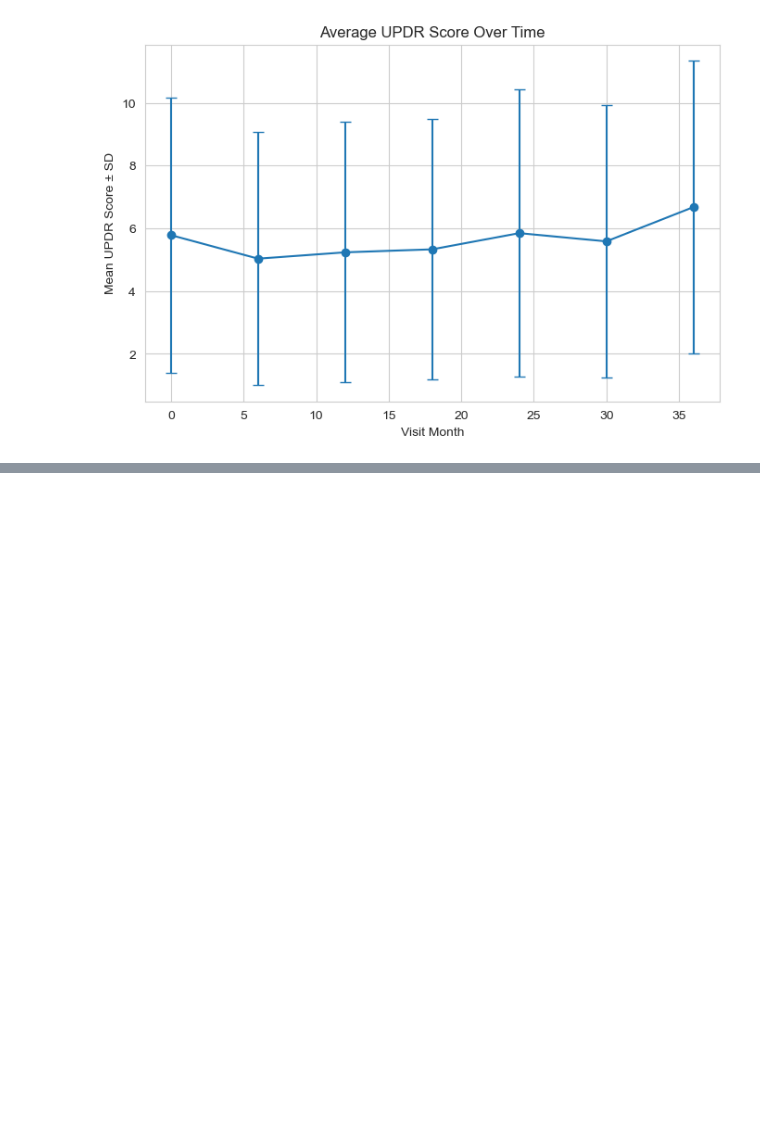
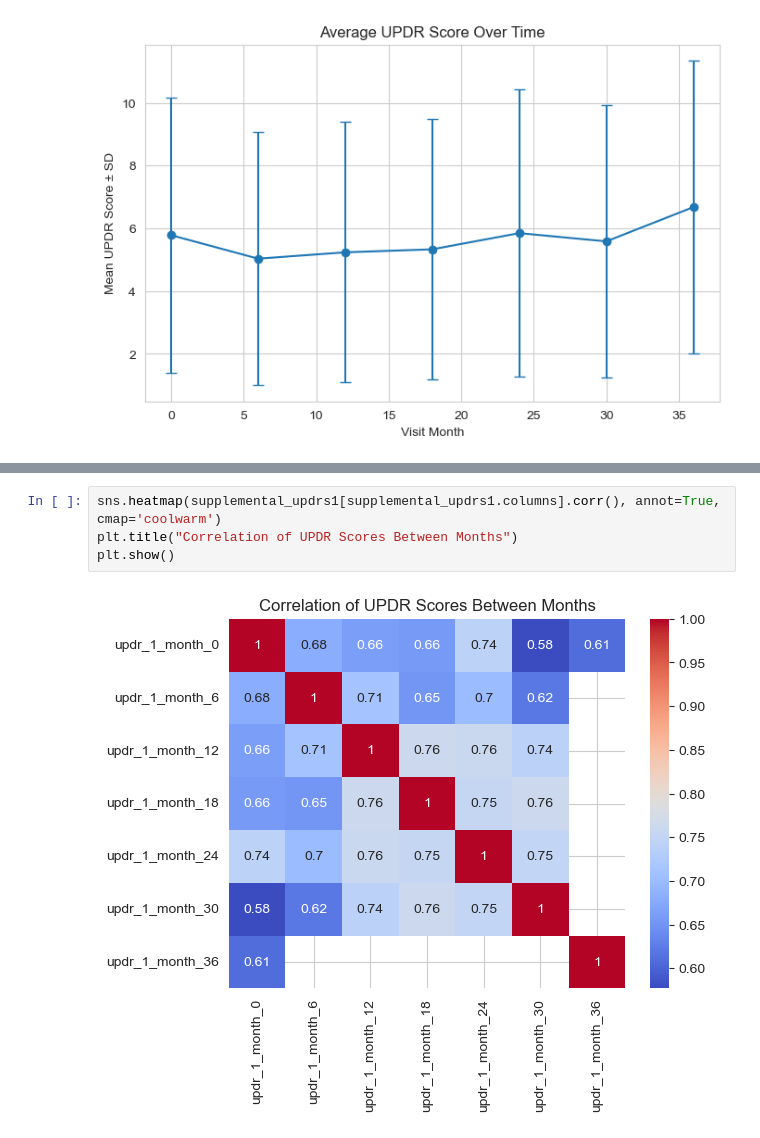
Before and after one commit to blackhole-hope123/Parkinson-Disease-Analysis, a Jupyter notebook: preliminary EDA/EDA_for_supplemental_data.ipynb, the cells around one changed output, grey strips where cells are left out. Cells and saved outputs as stored; diff of their text form; blank space fills up the shorter version.

```diff
--- a/preliminary EDA/EDA_for_supplemental_data.ipynb
+++ b/preliminary EDA/EDA_for_supplemental_data.ipynb
@@ -194,0 +207,6 @@ plt.show()
+# %%
+sns.heatmap(supplemental_updrs1[supplemental_updrs1.columns].corr(), annot=True, cmap='coolwarm')
+plt.title("Correlation of UPDR Scores Between Months")
+plt.show()
+# %% [output]
+[figure, added]
```
Also changed, not shown: parts of 2 cells of this notebook.
